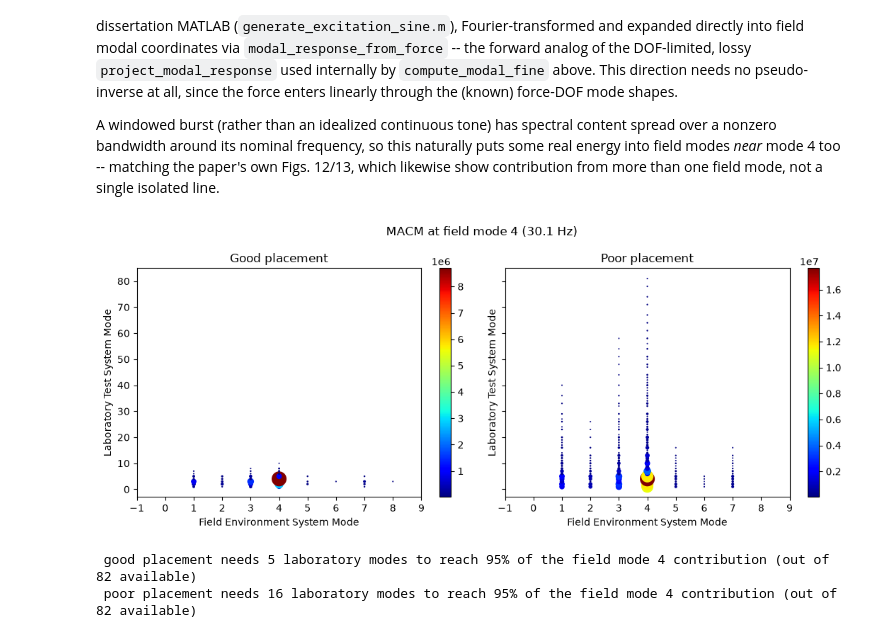
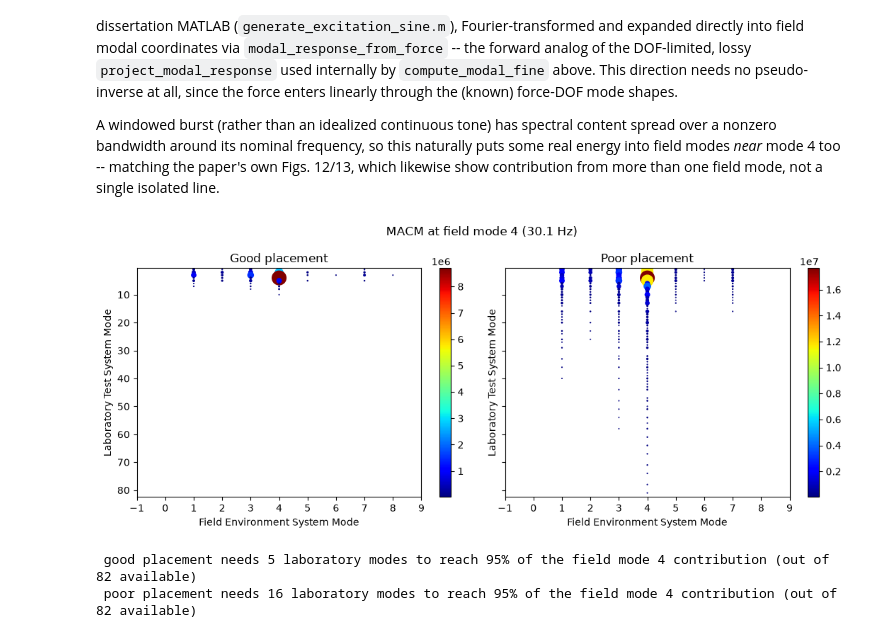
Before and after one commit to tjskous/sdynpy, a Jupyter notebook: docs/book/examples/modal_fine_macm.ipynb, the cells around one changed output. Drawn from its saved outputs; the diff is of its cells as text; code cells hidden in the pictures.

Commit message:
Fix lab-mode axis direction in the Modal FINE notebook MACM plot
plot_macm inverts the laboratory-mode axis to match the paper, but the
notebook's two panels use sharey=True, so the two calls toggled the same
shared axis twice and left lab mode 1 at the bottom. Set the direction
explicitly once after the loop and re-execute the notebook.

Co-Authored-By: Claude Sonnet 5.5 <noreply@anthropic.com>

```diff
--- a/docs/book/examples/modal_fine_macm.ipynb
+++ b/docs/book/examples/modal_fine_macm.ipynb
@@ -189,14 +189,17 @@ for label, force_dofs in [('good', good_force_dofs), ('poor', poor_force_dofs)]:
 # %%
 fig, axes = plt.subplots(1, 2, figsize=(11, 4.5), sharey=True)
 for ax, label in zip(axes, ('good', 'poor')):
     plot_macm(macm[label], field_shapes.frequency, lab_shapes.frequency,
              frequency_index=macm_freq_index, ax=ax)
     ax.set_title(f'{label.capitalize()} placement')
     ax.set_xlim(field_mode_index - 4, field_mode_index + 6)  # plot_macm uses 1-indexed mode numbers
+# plot_macm inverts the laboratory-mode axis (mode 1 at the top, as in the paper), but with
+# sharey=True each call toggles the same shared axis, so set the direction explicitly here.
+axes[0].set_ylim(len(lab_shapes.frequency) + 0.5, 0.5)
 fig.suptitle(f'MACM at field mode {field_mode_index + 1} ({field_mode_freq:.1f} Hz)')
 fig.tight_layout()
 # %% [output]
-[figure, old version]
+[figure, new version]
 # %%
 for label in ('good', 'poor'):
     macm_slice = macm[label][:, field_mode_index, macm_freq_index]
```
